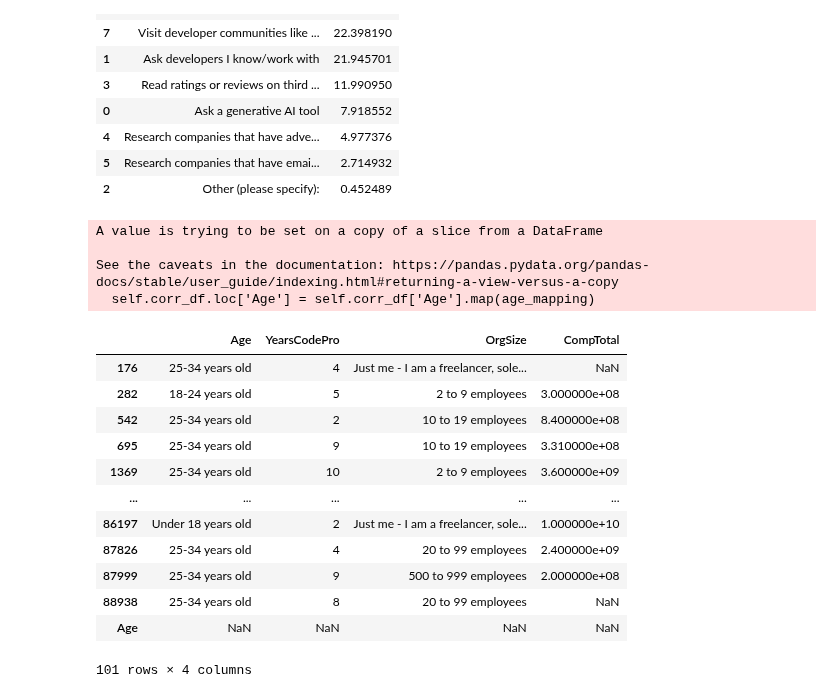
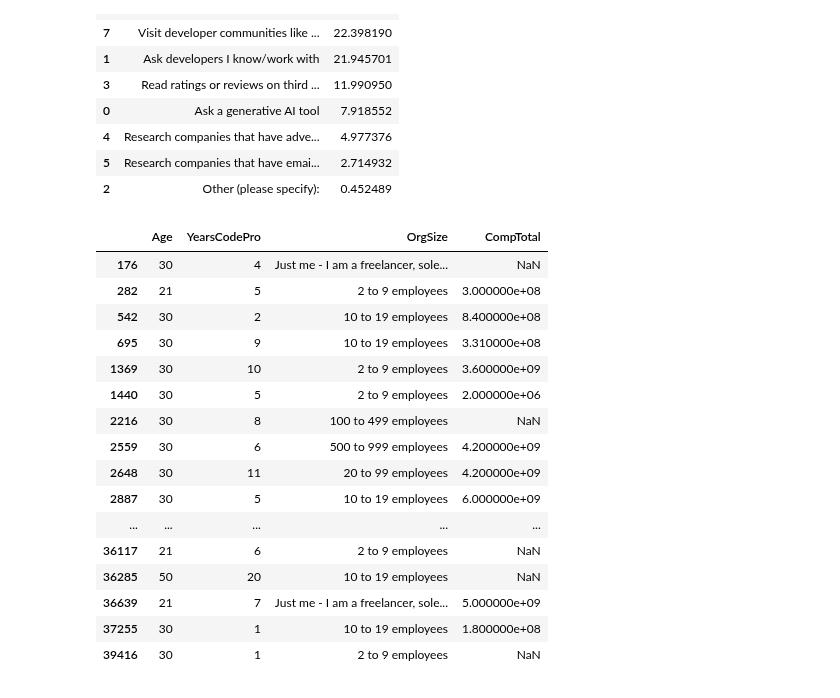
Before and after one commit to abrahim-k/stack_overflow_data, a Jupyter notebook: stack_overflow.ipynb, the cells around one changed output. Saved outputs shown, nothing was run; the diff lists cells and outputs as text; code cells hidden in the pictures.

Commit message:
feat: method fix_yearscodepros created, bugs need to be fixed

```diff
--- a/stack_overflow.ipynb
+++ b/stack_overflow.ipynb
@@ -419,55 +419,58 @@ class CorrelationCalculator:
         self.df = self.df.loc[df ['Currency'] == 'IRR	Iranian rial']
 
     def give_corr_df(self):
         self.corr_df = self.df[['Age', 'YearsCodePro', 'OrgSize', 'CompTotal']]
         return self.corr_df
 
     def fill_empty_ages(self):
         most_frequent_age =  self.corr_df['Age'].mode()[0]
-        self.corr_df.loc[self.corr_df['Age'] == 'Na'] = most_frequent_age
+        self.corr_df.loc[self.corr_df['Age'] == 'NA'] = most_frequent_age
 
     def numberize_ages(self):
-        # self.corr_df.loc[self.corr_df['Age'] == 'Under 18 years old', 'Age'] = 15
-        # self.corr_df.loc[self.corr_df['Age'] == '18-24 years old', 'Age'] = 21
-        # self.corr_df.loc[self.corr_df['Age'] == '25-34 years old', 'Age'] = 30
-        # self.corr_df.loc[self.corr_df['Age'] == '35-44 years old', 'Age'] = 40
-        # self.corr_df.loc[self.corr_df['Age'] == '45-54 years old', 'Age'] = 50
-        # self.corr_df.loc[self.corr_df['Age'] == '55-64 years old', 'Age'] = 60
-
         age_mapping = {
             'Under 18 years old': 15,
             '18-24 years old': 21,
             '25-34 years old': 30,
             '35-44 years old': 40,
             '45-54 years old': 50,
             '55-64 years old': 60
         }
         self.corr_df.loc[:, 'Age'] = self.corr_df['Age'].map(age_mapping)
 
+    def fix_yearscodepros(self):
+        average_years = self.corr_df['YearsCodePro'].mean()
+        yearscodepro_mapping = {
+            'NA': average_years,
+            'Less than 1 year': 0.5
+        }
+        self.corr_df.loc[;, 'YearsCodePro'] = self.corr_df['Age'].map(yearscodepro_mapping)
+
+
 
 
 
 high_corr_calculator = CorrelationCalculator(high_influence_df)
 high_corr_calculator.remove_non_rials()
 test_df = high_corr_calculator.give_corr_df()
 high_corr_calculator.fill_empty_ages()
 high_corr_calculator.numberize_ages()
-test_df
+high_corr_calculator.fix_yearscodepros()
+test_df.head(50)
 # %% [output]
-A value is trying to be set on a copy of a slice from a DataFrame
-
-See the caveats in the documentation: https://pandas.pydata.org/pandas-docs/stable/user_guide/indexing.html#returning-a-view-versus-a-copy
-  self.corr_df.loc['Age'] = self.corr_df['Age'].map(age_mapping)
 |  | Age | YearsCodePro | OrgSize | CompTotal |
-| 176 | 25-34 years old | 4 | Just me - I am a freelancer, sole... | NaN |
-| 282 | 18-24 years old | 5 | 2 to 9 employees | 3.000000e+08 |
-| 542 | 25-34 years old | 2 | 10 to 19 employees | 8.400000e+08 |
-| 695 | 25-34 years old | 9 | 10 to 19 employees | 3.310000e+08 |
-| 1369 | 25-34 years old | 10 | 2 to 9 employees | 3.600000e+09 |
+| 176 | 30 | 4 | Just me - I am a freelancer, sole... | NaN |
+| 282 | 21 | 5 | 2 to 9 employees | 3.000000e+08 |
+| 542 | 30 | 2 | 10 to 19 employees | 8.400000e+08 |
+| 695 | 30 | 9 | 10 to 19 employees | 3.310000e+08 |
+| 1369 | 30 | 10 | 2 to 9 employees | 3.600000e+09 |
+| 1440 | 30 | 5 | 2 to 9 employees | 2.000000e+06 |
+| 2216 | 30 | 8 | 100 to 499 employees | NaN |
+| 2559 | 30 | 6 | 500 to 999 employees | 4.200000e+09 |
+| 2648 | 30 | 11 | 20 to 99 employees | 4.200000e+09 |
+| 2887 | 30 | 5 | 10 to 19 employees | 6.000000e+09 |
 | ... | ... | ... | ... | ... |
-| 86197 | Under 18 years old | 2 | Just me - I am a freelancer, sole... | 1.000000e+10 |
-| 87826 | 25-34 years old | 4 | 20 to 99 employees | 2.400000e+09 |
-| 87999 | 25-34 years old | 9 | 500 to 999 employees | 2.000000e+08 |
-| 88938 | 25-34 years old | 8 | 20 to 99 employees | NaN |
-| Age | NaN | NaN | NaN | NaN |
+| 36117 | 21 | 6 | 2 to 9 employees | NaN |
+| 36285 | 50 | 20 | 10 to 19 employees | NaN |
+| 36639 | 21 | 7 | Just me - I am a freelancer, sole... | 5.000000e+09 |
+| 37255 | 30 | 1 | 10 to 19 employees | 1.800000e+08 |
+| 39416 | 30 | 1 | 2 to 9 employees | NaN |
-101 rows × 4 columns
```
